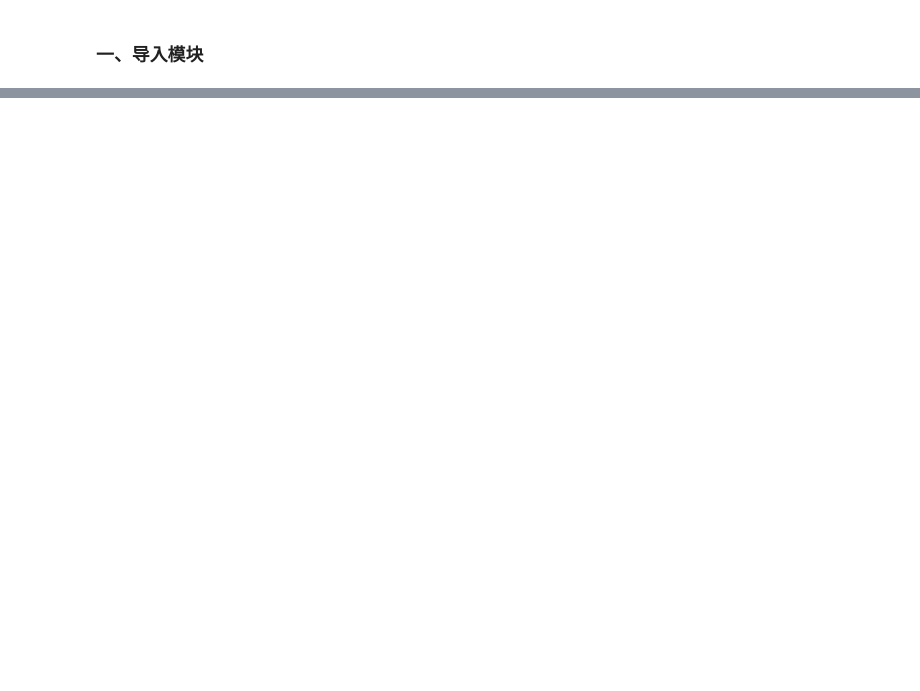
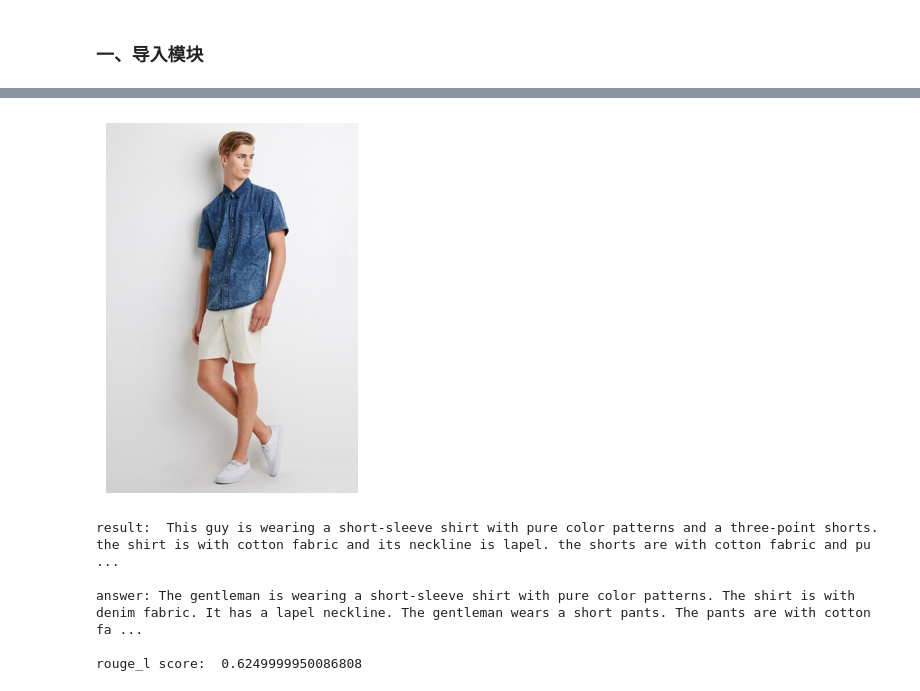
Before and after one commit to hammershock/FashionDescription, a Jupyter notebook: train.ipynb, the cells around one changed output, grey strips where cells are left out. Saved outputs shown, nothing was run; the diff lists cells and outputs as text; code cells hidden in the pictures; blank space fills up the shorter version.

```diff
--- a/train.ipynb
+++ b/train.ipynb
@@ -116,0 +335,20 @@ device(type='cpu')
+# %%
+def predict_sequence(image, model, vocabulary: Vocabulary, start_seq='', max_seq_len=25, device='cpu'):
+    model = model.to(device)
+
+    # 初始化序列
+    seq = vocabulary.encode(start_seq)[:-1]  # 去掉末尾的<end>
+    model.eval()
+    image_features = None
+    hidden_state = None
+    for _ in range(max_seq_len):
+        probs, hidden_state, image_features = model.predict(image, [seq[-1]], device, hidden_state, image_features)  # (vocab_size)
+        next_word_idx = distributions.Categorical(probs).sample().item()  # 采样
+
+        seq.append(next_word_idx)
+        if next_word_idx == vocabulary.end:
+            break
+
+    # 将索引转换为文本
+    text = vocabulary.decode(seq)
+    return text
@@ -165,0 +472,22 @@ train_set[600]
+# %%
+full_val_set = ImageTextDataset(root_dir=root_dir, vocabulary=vocabulary, max_seq_len=max_seq_length, transform=transform, train=False, split=False)
+# %%
+i = random.choice(range(len(full_val_set)))
+image_path, description = full_val_set.get_pair(i)
+image = Image.open(image_path)
+plt.imshow(image)
+plt.axis('off')  # 可选：关闭坐标轴
+plt.show()
+
+
+predicted_sequence = predict_sequence(image, model, vocabulary, start_seq='', device=device, max_seq_len=max_seq_length)
+print('result: ', predicted_sequence, '\n')
+print(f'answer:', description, '\n')
+print('rouge_l score: ', calculate_rouge_l(predicted_sequence, description))
+# %% [output]
+[figure, added]
+result:  This guy is wearing a short-sleeve shirt with pure color patterns and a three-point shorts. the shirt is with cotton fabric and its neckline is lapel. the shorts are with cotton fabric and pu ...
+
+answer: The gentleman is wearing a short-sleeve shirt with pure color patterns. The shirt is with denim fabric. It has a lapel neckline. The gentleman wears a short pants. The pants are with cotton fa ...
+
+rouge_l score:  0.6249999950086808
```
Also changed, not shown: parts of 18 cells of this notebook, 12 other files.
